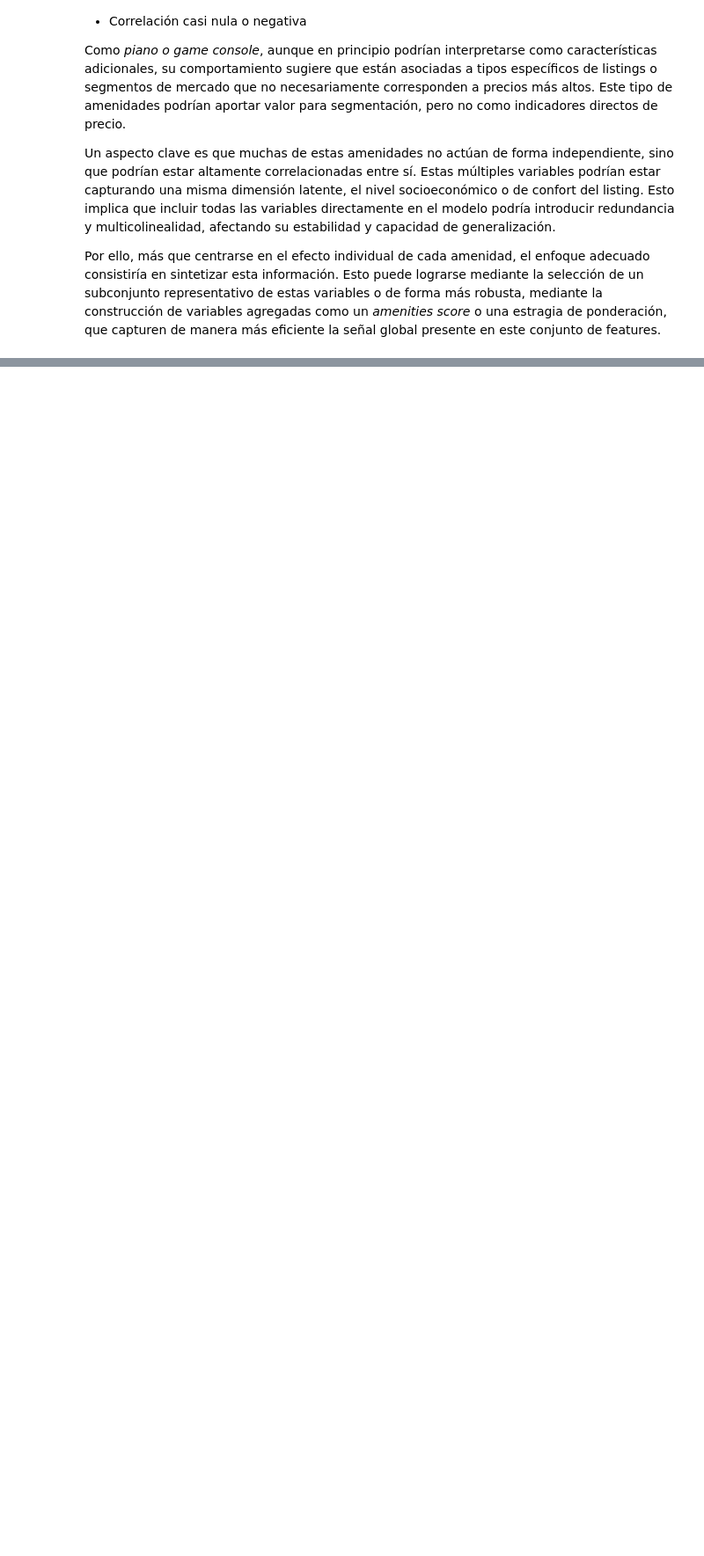
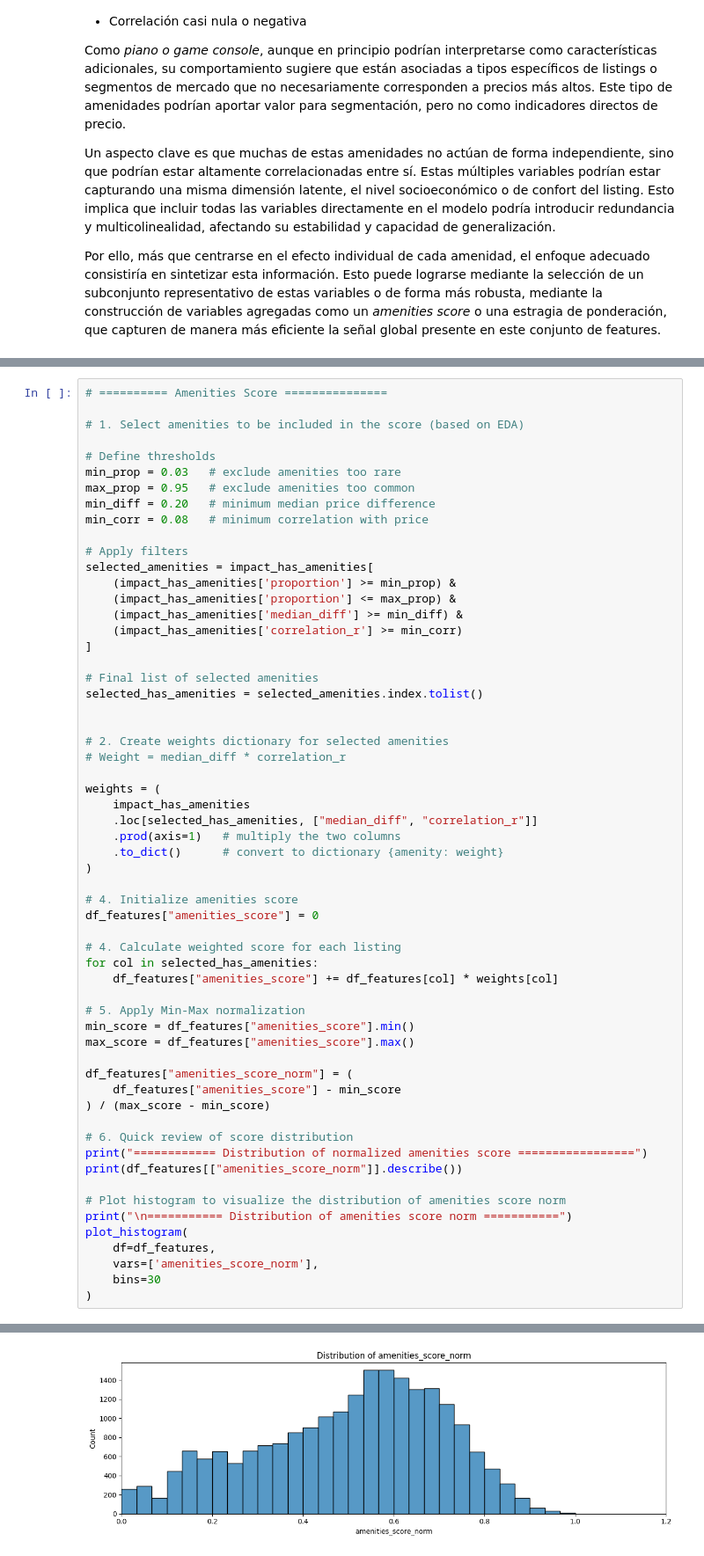
Before and after one commit to josue-rdgzcb/airbnb-price-prediction-cdmx, a Jupyter notebook: notebooks/01_data_exploration.ipynb, the cells around one changed output, grey strips where cells are left out. Shown at 88% size. Drawn from its saved outputs; the diff is of its cells as text; blank space fills up the shorter version.

```diff
--- a/notebooks/01_data_exploration.ipynb
+++ b/notebooks/01_data_exploration.ipynb
@@ -2711,0 +2750,60 @@ Por ello, más que centrarse en el efecto individual de cada amenidad, el enfoqu
+# %%
+# ========== Amenities Score ===============
+
+# 1. Select amenities to be included in the score (based on EDA)
+
+# Define thresholds
+min_prop = 0.03   # exclude amenities too rare
+max_prop = 0.95   # exclude amenities too common
+min_diff = 0.20   # minimum median price difference
+min_corr = 0.08   # minimum correlation with price
+
+# Apply filters
+selected_amenities = impact_has_amenities[
+    (impact_has_amenities['proportion'] >= min_prop) &
+    (impact_has_amenities['proportion'] <= max_prop) &
+    (impact_has_amenities['median_diff'] >= min_diff) &
+    (impact_has_amenities['correlation_r'] >= min_corr)
+]
+
+# Final list of selected amenities
+selected_has_amenities = selected_amenities.index.tolist()
+
+
+# 2. Create weights dictionary for selected amenities
+# Weight = median_diff * correlation_r
+
+weights = (
+    impact_has_amenities
+    .loc[selected_has_amenities, ["median_diff", "correlation_r"]]
+    .prod(axis=1)   # multiply the two columns
+    .to_dict()      # convert to dictionary {amenity: weight}
+)
+
+# 4. Initialize amenities score
+df_features["amenities_score"] = 0
+
+# 4. Calculate weighted score for each listing
+for col in selected_has_amenities:
+    df_features["amenities_score"] += df_features[col] * weights[col]
+
+# 5. Apply Min-Max normalization
+min_score = df_features["amenities_score"].min()
+max_score = df_features["amenities_score"].max()
+
+df_features["amenities_score_norm"] = (
+    df_features["amenities_score"] - min_score
+) / (max_score - min_score)
+
+# 6. Quick review of score distribution
+print("============ Distribution of normalized amenities score =================")
+print(df_features[["amenities_score_norm"]].describe())
+
+# Plot histogram to visualize the distribution of amenities score norm
+print("\n=========== Distribution of amenities score norm ===========")
+plot_histogram(
+    df=df_features,
+    vars=['amenities_score_norm'],
+    bins=30
+)
+# %% [output]
@@ -2711,0 +2822 @@ Por ello, más que centrarse en el efecto individual de cada amenidad, el enfoqu
+[figure, added]
```
Also changed, not shown: parts of 54 cells of this notebook.
